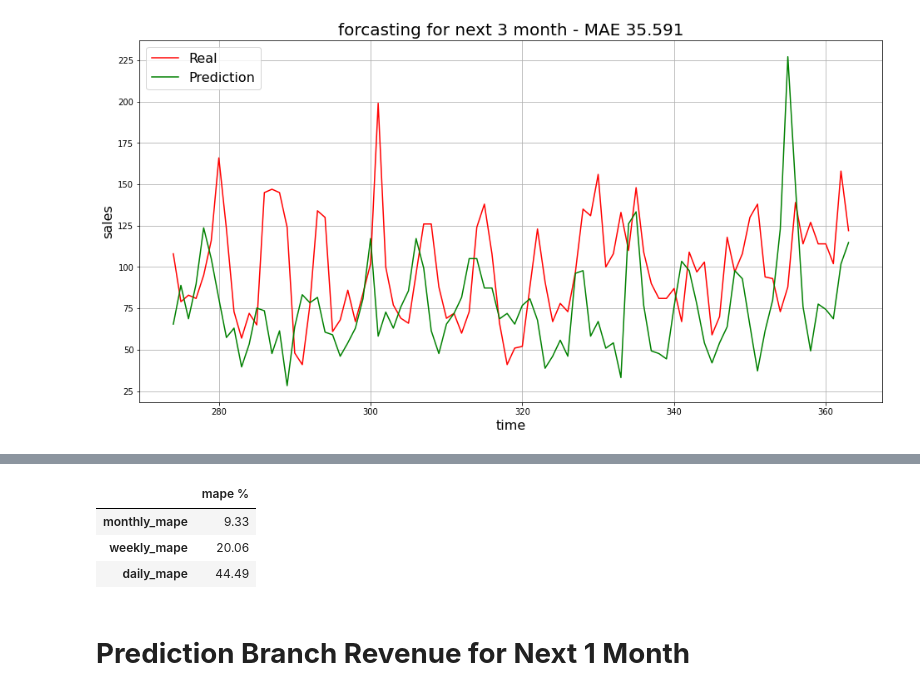
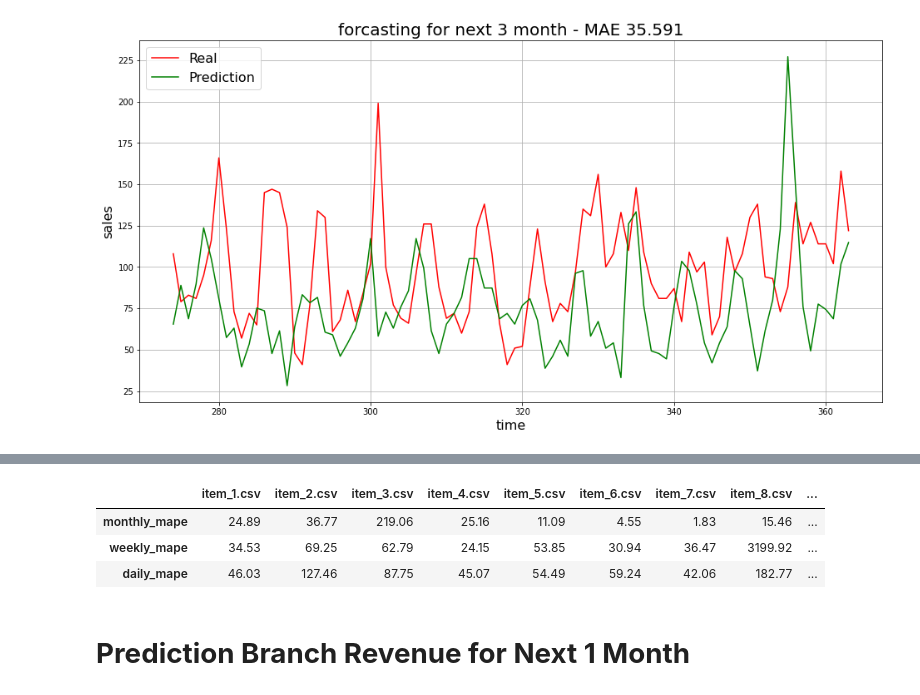
Before and after one commit to mohamedsaeedtolba/items_sales_revenue_forcasting, a Jupyter notebook: seamlabs.ipynb, the cells around one changed output, grey strips where cells are left out. Drawn from its saved outputs; the diff is of its cells as text; code cells hidden in the pictures.

```diff
--- a/seamlabs.ipynb
+++ b/seamlabs.ipynb
@@ -232,10 +215,54 @@ over_all_mape = pd.DataFrame.from_dict(item1_mape,orient = 'index',columns = ["m
+# %%
+
+from functools import reduce
+def calc_overall_mape(path):
+  item_sales = pd.read_csv(path)
+  item_orders = item_sales[["date","ordersCount"]]
+  item_montly = item_orders.copy()
+  item_daily = item_orders.copy()
+  item_weekly = item_orders.copy()
+  print(f"{item_montly.head()}")
+  item_daily_orders = items_date_consumer(item_daily,"D")
+  item_weekly_order = items_date_consumer(item_weekly,"W")
+  item_monthly_order = items_date_consumer(item_montly,"M")
+
+  y_item_daily_train ,item_daily_model ,item_daily_vaildation_data = train_sales_forcasting(item_daily_orders,30,'ordersCount')
+  y_item_weekly_train ,item_weekly_model ,item_weekly_vaildation_data = train_sales_forcasting(item_weekly_order,4,'ordersCount')
+  y_item_monthly_train ,item_monthly_model ,item_monthly_vaildation_data = train_sales_forcasting(item_monthly_order,1,'ordersCount')
+
+  item_daily_sales_next_month = prediction_sales(y_item_daily_train,item_daily_model,30)
+  item_monthly_sales_next_month = prediction_sales(y_item_monthly_train,item_monthly_model,1)
+  item_weekly_sales_next_month = prediction_sales(y_item_weekly_train,item_weekly_model,4)
+
+  daily_item_overall_mape = calculate_mape(np.array(item_daily_vaildation_data),item_daily_sales_next_month)
+  monthly_item_overall_mape = calculate_mape(np.array(item_monthly_vaildation_data),item_monthly_sales_next_month)
+  weekly_item_overall_mape = calculate_mape(np.array(item_weekly_vaildation_data),item_weekly_sales_next_month)
+
+  items_mape = {"monthly_mape":monthly_item_overall_mape,"weekly_mape":weekly_item_overall_mape,"daily_mape":daily_item_overall_mape}
+  mape_df = pd.DataFrame.from_dict(items_mape,orient = 'index',columns = [str(path.split('/')[-1])])
+  print(f"mape{mape_df}")
+  return mape_df
+# %%
+import glob
+
+over_all_mape = []
+current_files = glob.glob('/content/drive/MyDrive/data_row/*.csv')
+
+for i, filename in enumerate(current_files):
+  print(f"filename:{filename}")
+  over_all_mape.append(calc_overall_mape(filename))
 # %%
 over_all_mape
-# %% [output]
-|  | mape % |
-| monthly_mape | 9.33 |
-| weekly_mape | 20.06 |
-| daily_mape | 44.49 |
+# %%
+mape_for_next_month = reduce(lambda  left,right: pd.merge(left,right,left_index=True, right_index=True,
+                                            how='outer'), over_all_mape)
+# %%
+mape_for_next_month
+# %% [output]
+|  | item_1.csv | item_2.csv | item_3.csv | item_4.csv | item_5.csv | item_6.csv | item_7.csv | item_8.csv | ... |
+| monthly_mape | 24.89 | 36.77 | 219.06 | 25.16 | 11.09 | 4.55 | 1.83 | 15.46 | ... |
+| weekly_mape | 34.53 | 69.25 | 62.79 | 24.15 | 53.85 | 30.94 | 36.47 | 3199.92 | ... |
+| daily_mape | 46.03 | 127.46 | 87.75 | 45.07 | 54.49 | 59.24 | 42.06 | 182.77 | ... |
 # %% [markdown]
 # **Prediction Branch Revenue for Next 1 Month**
 # %%
```
Also changed, not shown: parts of 8 cells of this notebook, 38 other files.
